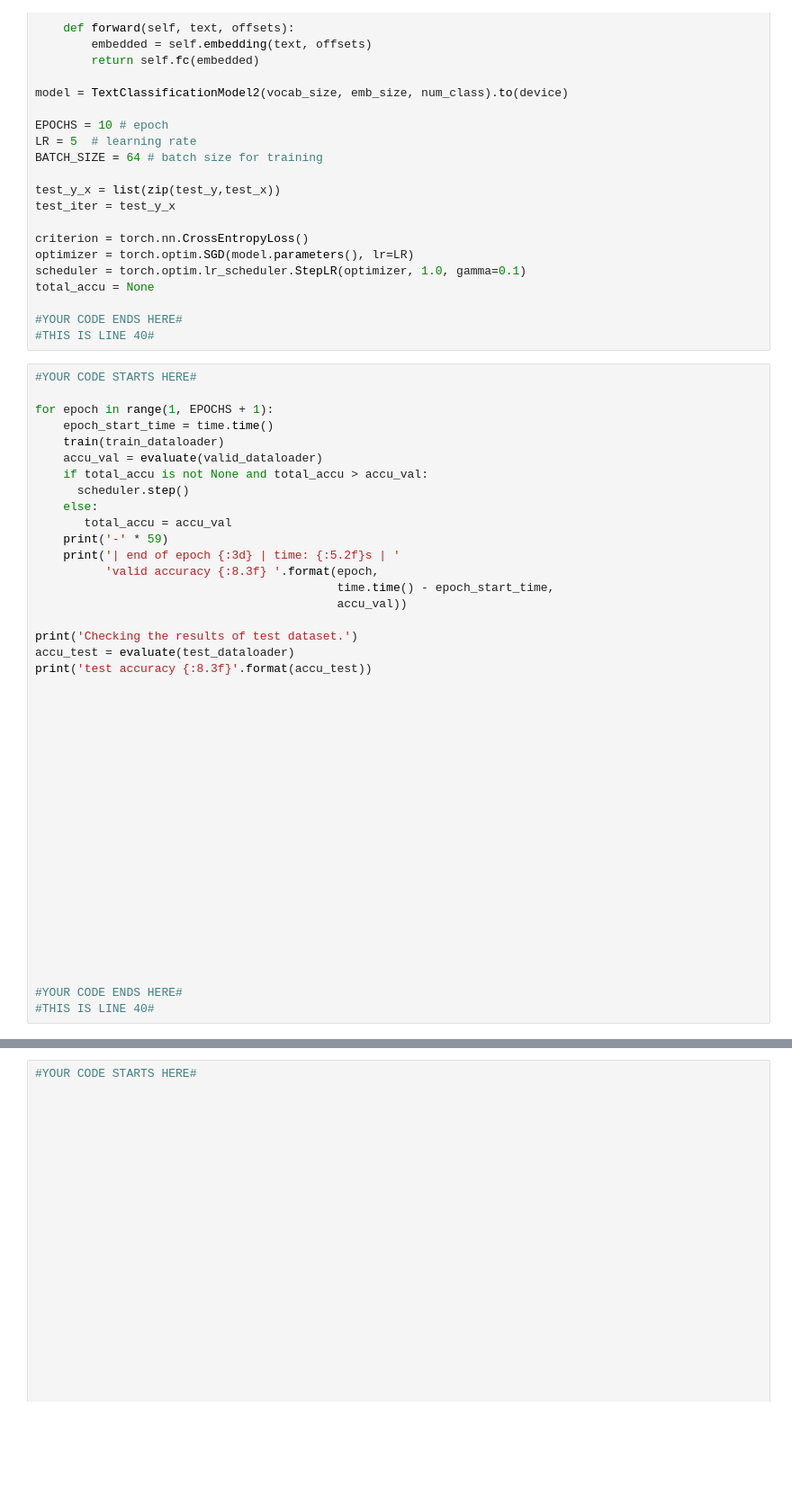
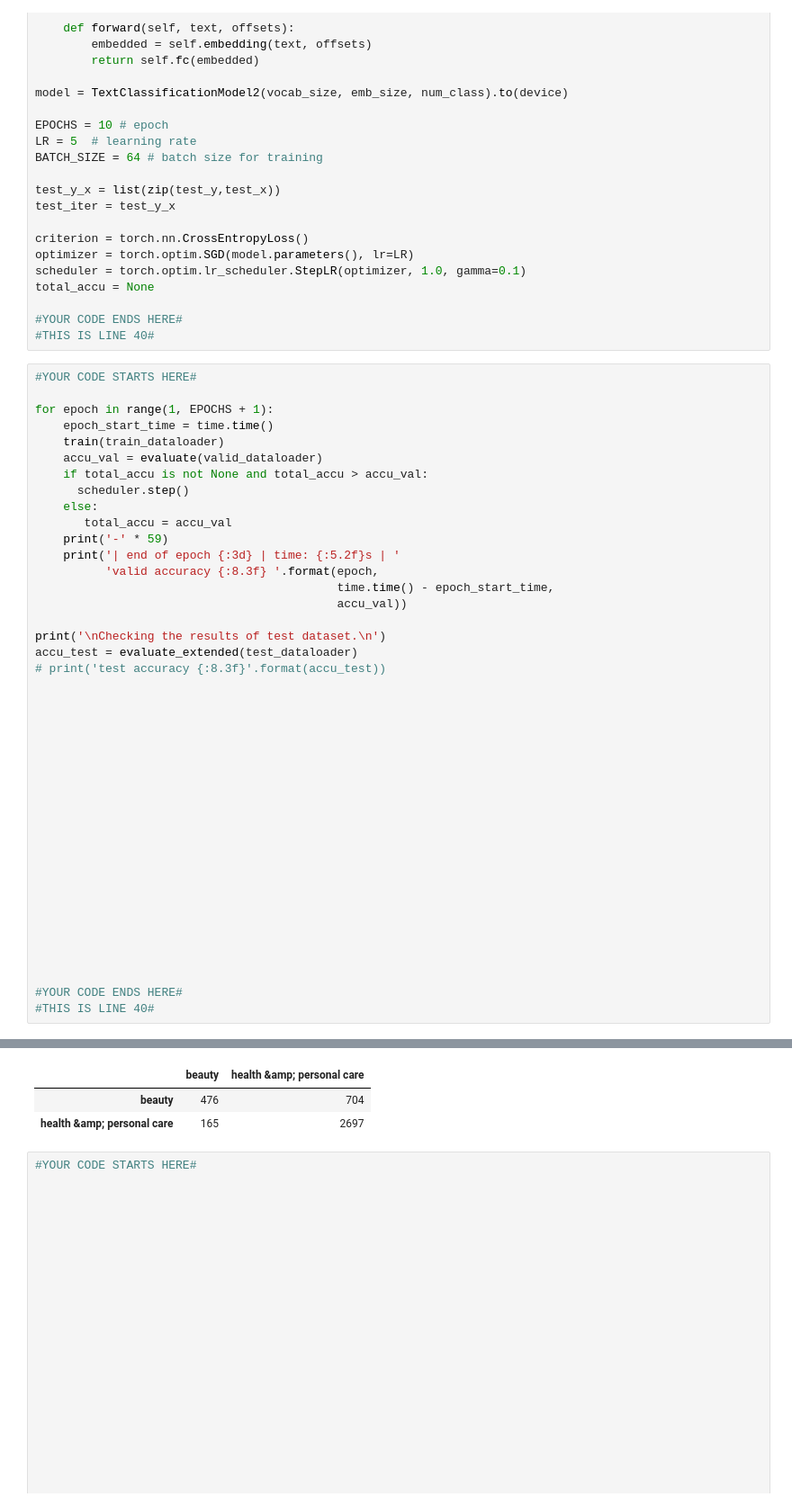
Before and after one commit to Joanna-O-Ben/ADM23_HW1, a Jupyter notebook: HW4/DMT2023_HW4_part_2.ipynb, the cells around one changed output, grey strips where cells are left out. Shown at 90% size. Cells and saved outputs as stored; diff of their text form; blank space fills up the shorter version.

```diff
--- a/HW4/DMT2023_HW4_part_2.ipynb
+++ b/HW4/DMT2023_HW4_part_2.ipynb
@@ -1787,9 +1611,9 @@ for epoch in range(1, EPOCHS + 1):
                                            time.time() - epoch_start_time,
                                            accu_val))
 
-print('Checking the results of test dataset.')
-accu_test = evaluate(test_dataloader)
-print('test accuracy {:8.3f}'.format(accu_test))
+print('\nChecking the results of test dataset.\n')
+accu_test = evaluate_extended(test_dataloader)
+# print('test accuracy {:8.3f}'.format(accu_test))
 
 
 
@@ -1832,3 +1656,6 @@ test accuracy    0.756
+|  | beauty | health &amp; personal care |
+| beauty | 476 | 704 |
+| health &amp; personal care | 165 | 2697 |
 # %%
 #YOUR CODE STARTS HERE#
 
```
Also changed, not shown: parts of 25 cells of this notebook.
